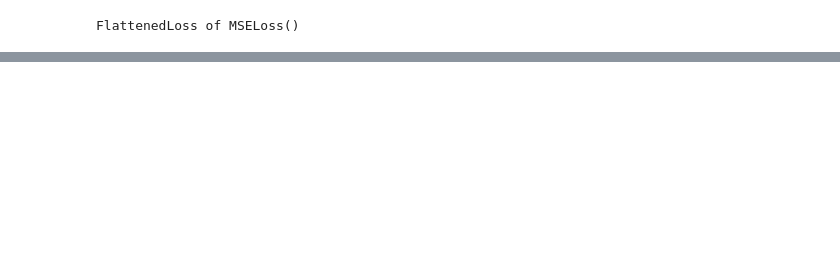
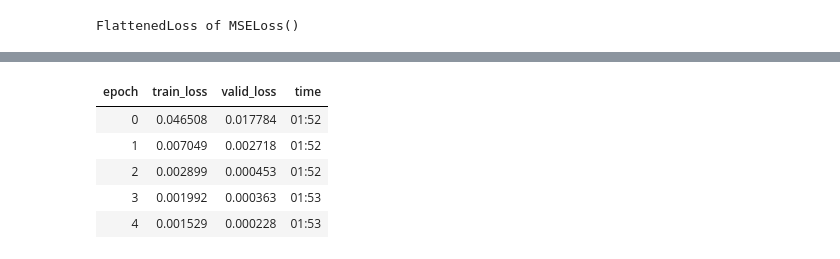
Before and after one commit to djliden/deep_learning_practice, a Jupyter notebook: notebooks/ch6_2_regression.ipynb, the cells around one changed output, grey strips where cells are left out. Saved outputs shown, nothing was run; the diff lists cells and outputs as text; code cells hidden in the pictures; blank space fills up the shorter version.

```diff
--- a/notebooks/ch6_2_regression.ipynb
+++ b/notebooks/ch6_2_regression.ipynb
@@ -122,0 +124,10 @@ KeyboardInterrupt:
+# %%
+lr = 2e-2
+learn.fit_one_cycle(5, lr)
+# %% [output]
+| epoch | train_loss | valid_loss | time |
+| 0 | 0.046508 | 0.017784 | 01:52 |
+| 1 | 0.007049 | 0.002718 | 01:52 |
+| 2 | 0.002899 | 0.000453 | 01:52 |
+| 3 | 0.001992 | 0.000363 | 01:53 |
+| 4 | 0.001529 | 0.000228 | 01:53 |
```
Also changed, not shown: parts of 14 cells of this notebook.
